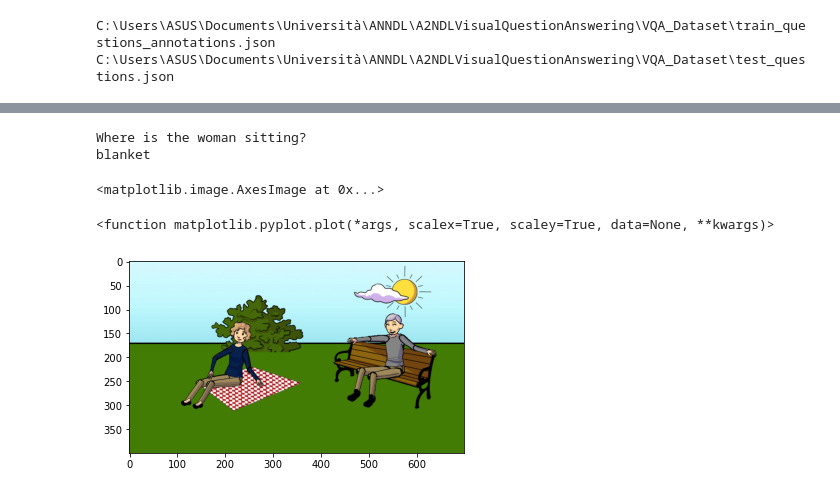
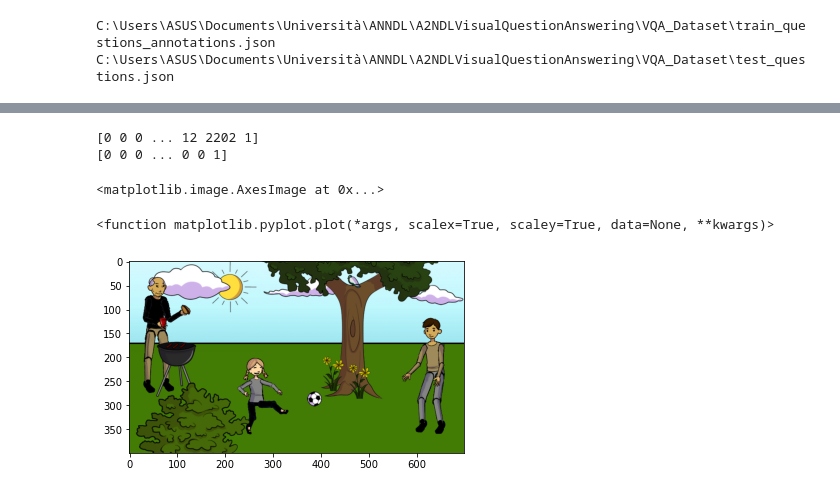
Before and after one commit to tizianofucci/A2NDLVisualQuestionAnswering, a Jupyter notebook: Notebook/local.ipynb, the cells around one changed output, grey strips where cells are left out. Drawn from its saved outputs; the diff is of its cells as text; code cells hidden in the pictures.

```diff
--- a/Notebook/local.ipynb
+++ b/Notebook/local.ipynb
@@ -47,11 +133,10 @@ C:\Users\ASUS\Documents\Università\ANNDL\A2NDLVisualQuestionAnswering\VQA_Datas
 # Prepare dataset
 # ---------------
 
-with open(dataset_QA) as f:
-    q_dict = json.load(f)
 
 
-MAX_NUM_SENTENCES = 40000
+
+MAX_NUM_SENTENCES = 70000
 MAX_NUM_WORDS = 20000
 
 answers = []
@@ -59,7 +144,7 @@ questions = []
 eng_sentences_train = []
 
 # Simplify the dataset
-MAX_LEN = 7 # words
+MAX_LEN = 25 # words
 
 # Read all lines in translation dataset
 count = 0
@@ -84,6 +169,11 @@ for key in q_dict:
     question = question + ' <eos>'
 
     questions.append(question)
+
+    answer_arr = np.zeros(58)
+    answer_arr[labels_dict[q_dict[key]['answer']]] = 1
+
+    q_dict[key]['answer'] = answer_arr
     answers.append(answer)
 
     count += 1
@@ -122,3 +212,8 @@ Italian encoder inputs shape: (40001, 9)
+# %%
+count = 0
+for key in q_dict:
+    q_dict[key]['question'] = ita_encoder_inputs[count]
+    count+=1
 # %%
 # Build Encoder-Decoder Model
 # ---------------------------
@@ -228,8 +323,7 @@ class CustomDataset(tf.keras.utils.Sequence):
     def __getitem__(self, index):
 
 
-        with open(dataset_QA) as f:
-            q_dict = json.load(f)
+
 
         # Read Image
         curr_filename = self.subset_filenames[index]
@@ -285,8 +379,9 @@ class CustomDataset(tf.keras.utils.Sequence):
         if self.preprocessing_function is not None:
             img_arr = self.preprocessing_function(img_arr)
 
+        pair = {"input_1": img_arr, "input_2": question}
 
-        return img_arr, question, answer
+        return pair, answer
 # %%
 if not os.path.exists(os.path.join(cwd,"Splits/")):
     os.makedirs(os.path.join(cwd,"Splits/"))
@@ -338,21 +432,24 @@ dataset_valid = CustomDataset(cwd, 'validation',
 #Creation of datasets (the commented line are the ones for getting also the haricot Dataset)
 
 
+train_dataset = tf.data.Dataset.from_generator(lambda: dataset,
+                                               output_types=({"input_1": tf.float32, "input_2": tf.float32}, tf.float32),
+                                               output_shapes=({"input_1": [img_h, img_w, 3], "input_2":  22}, 58)
+                                              )
 
-train_dataset = tf.data.Dataset.from_generator(lambda: dataset,
-                                               output_types=(tf.float32, tf.string, tf.string),
-                                               output_shapes=([img_h, img_w, 3], None, None))
+bs=16
 
 
-train_dataset = train_dataset.batch(1)
+train_dataset = train_dataset.batch(bs)
 
 train_dataset = train_dataset.repeat()
 
 valid_dataset = tf.data.Dataset.from_generator(lambda: dataset_valid,
-                                               output_types=(tf.float32,  tf.string, tf.string),
-                                               output_shapes=([img_h, img_w, 3], None, None))
+                                               output_types=({"input_1": tf.float32, "input_2": tf.float32}, tf.float32),
+                                               output_shapes=({"input_1": [img_h, img_w, 3], "input_2":  22}, 58)
+                                              )
 
-valid_dataset = valid_dataset.batch(1)
+valid_dataset = valid_dataset.batch(bs)
 
 valid_dataset = valid_dataset.repeat()
 # %%
@@ -374,21 +471,21 @@ iterator = iter(valid_dataset)
 # %%
 
 augmented_img = next(iterator)
 
 
-image = augmented_img[0][0]   # First element
+image = augmented_img[0]['input_1'][0]   # First element
 
+tf.print (augmented_img[0]['input_2'][0])
 tf.print (augmented_img[1][0])
-tf.print (augmented_img[2][0])
 
 plt.imshow(np.uint8(image))
 plt.plot
 # %% [output]
-Where is the woman sitting?
-blanket
+[0 0 0 ... 12 2202 1]
+[0 0 0 ... 0 0 1]
 <matplotlib.image.AxesImage at 0x...>
 <function matplotlib.pyplot.plot(*args, scalex=True, scaley=True, data=None, **kwargs)>
-[figure, old version]
+[figure, new version]
 # %%
 #Loading of VGG that will be used as a Backbone
 vgg = tf.keras.applications.VGG16(weights='imagenet', include_top=False, input_shape=(img_h, img_w, 3))
```
Also changed, not shown: parts of 24 cells of this notebook, 1 other file.
